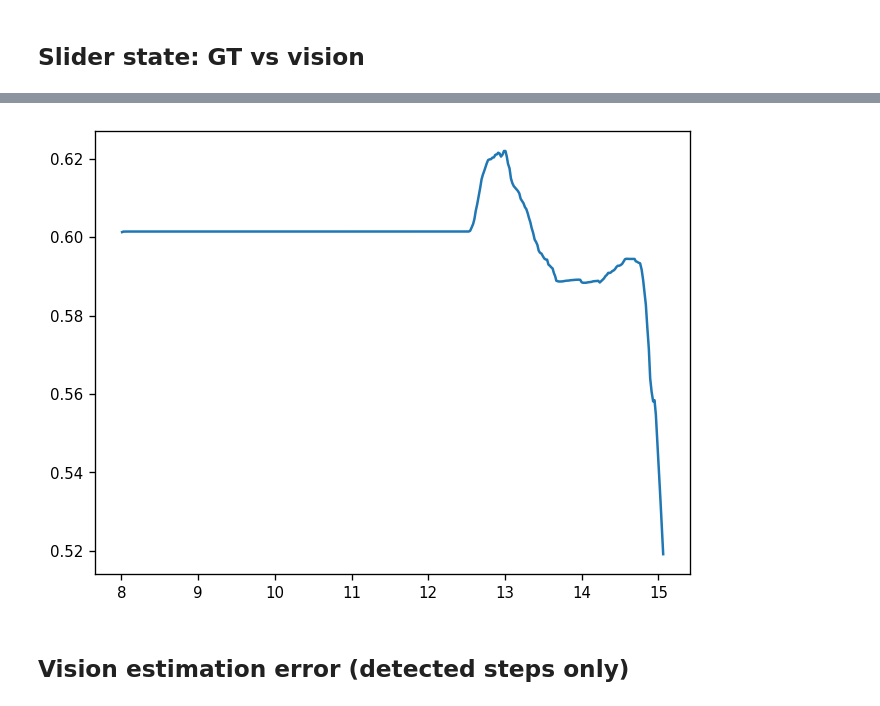
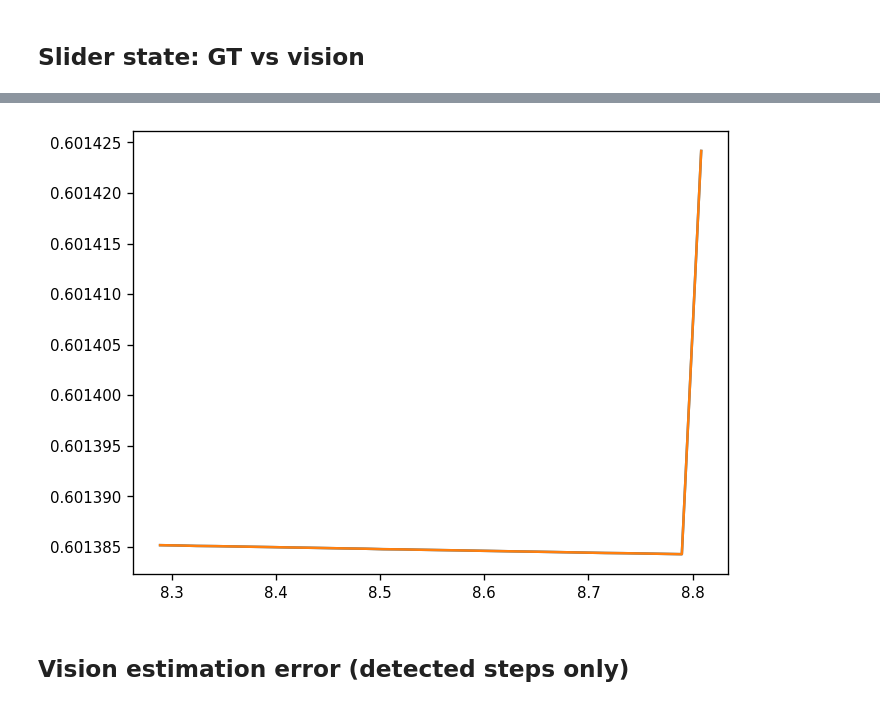
Before and after one commit to AlexanderWegenerRobotics/vision-mpc, a Jupyter notebook: analysis/analysis.ipynb, the cells around one changed output, grey strips where cells are left out. Drawn from its saved outputs; the diff is of its cells as text; code cells hidden in the pictures.

```diff
--- a/analysis/analysis.ipynb
+++ b/analysis/analysis.ipynb
@@ -147,8 +147,10 @@ plt.show()
-# %%
-plt.plot(t, ep["obs_state"][:, 0])
-plt.show()
-# %% [output]
-[figure, removed]
+# %%
+start, stop = 20, 50
+plt.plot(t[start:stop], ep["obs_state"][start:stop, 0])
+plt.plot(t[start:stop], ep["gt_state"][start:stop, 0])
+plt.show()
+# %% [output]
+[figure, added]
 # %% [markdown]
 ## Vision estimation error (detected steps only)
 # %%
```
Also changed, not shown: parts of 10 cells of this notebook, 4 other files.
